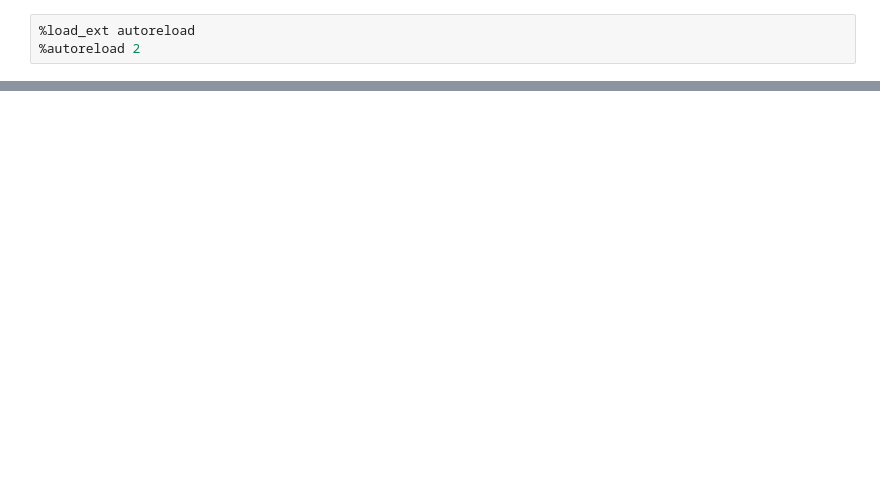
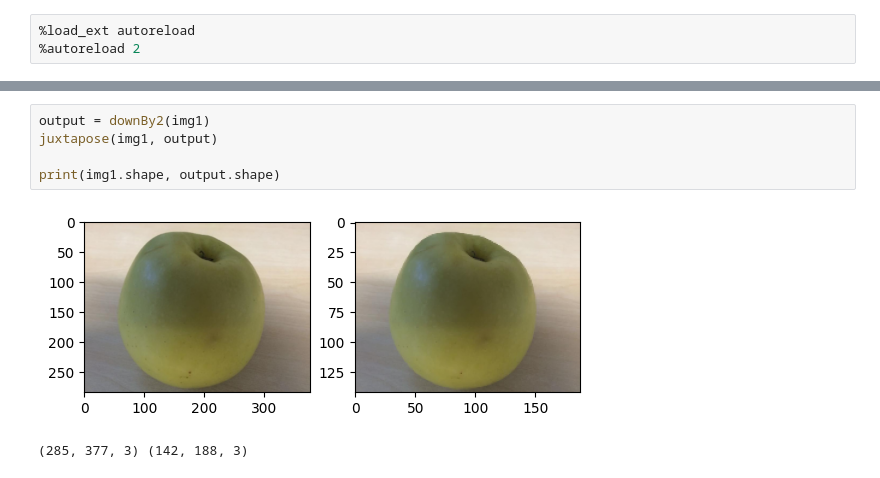
Before and after one commit to adhocmaster/ml-from-scratch, a Jupyter notebook: vision/numpy-laplacian.ipynb, the cells around one changed output, grey strips where cells are left out. Drawn from its saved outputs; the diff is of its cells as text; blank space fills up the shorter version.

```diff
--- a/vision/numpy-laplacian.ipynb
+++ b/vision/numpy-laplacian.ipynb
@@ -36,0 +129,8 @@ def downBy2(img: npt.NDArray):
+# %%
+output = downBy2(img1)
+juxtapose(img1, output)
+
+print(img1.shape, output.shape)
+# %% [output]
+[figure, added]
+(285, 377, 3) (142, 188, 3)
```
Also changed, not shown: parts of 13 cells of this notebook, 2 other files.
